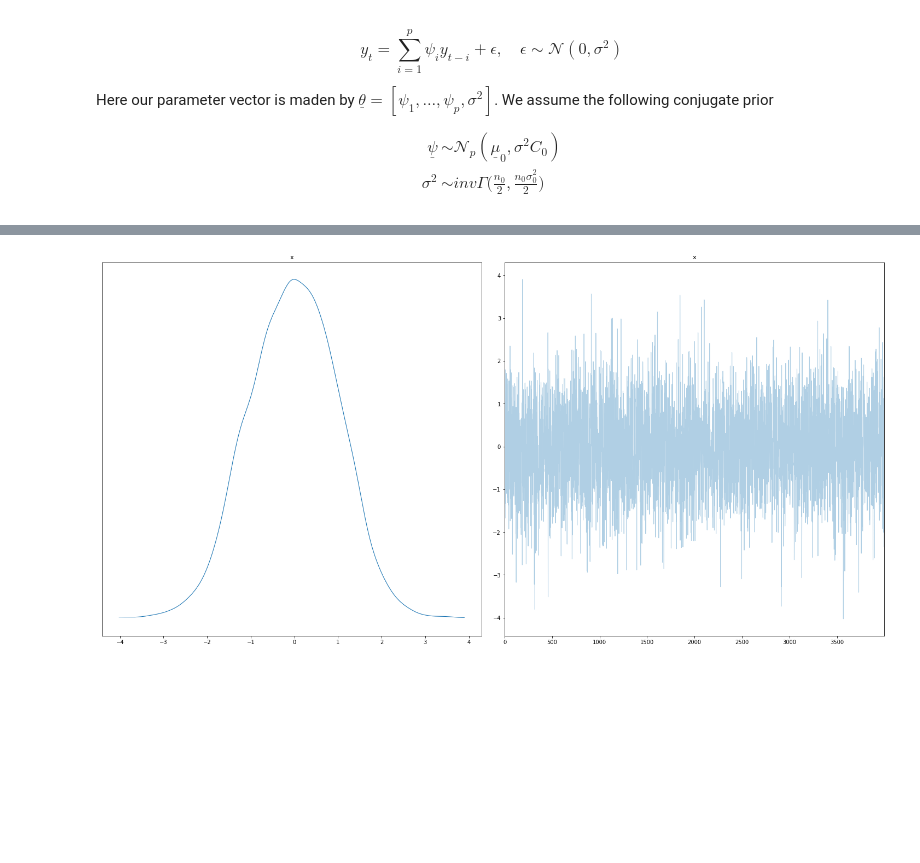
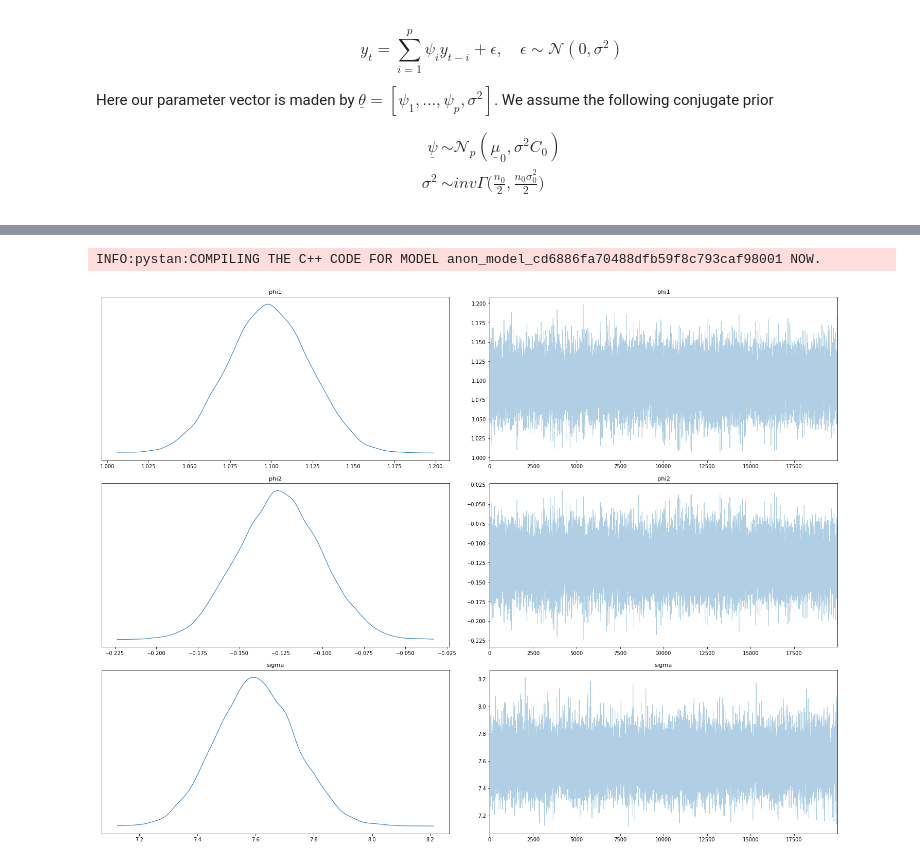
Before and after one commit to AlePalu/AirQualityForecasting, a Jupyter notebook: notebooks/ClassicalModels.ipynb, the cells around one changed output, grey strips where cells are left out. Drawn from its saved outputs; the diff is of its cells as text; code cells hidden in the pictures; blank space fills up the shorter version.

Commit message:
first AR(2) MCMC run with stan

```diff
--- a/notebooks/ClassicalModels.ipynb
+++ b/notebooks/ClassicalModels.ipynb
@@ -43,7 +59,39 @@ INFO:pystan:COMPILING THE C++ CODE FOR MODEL anon_model_7a6b2a705e2b4d964db0142c
+# %%
+# fit the model and run MCMC
+model_code = '''
+    data{
+        int<lower=0> N;
+        real y[N];
+    }
+    parameters {
+        real phi1;
+        real phi2;
+        real<lower=0> sigma;
+    }
+    model {
+        sigma ~ inv_gamma(2,100);
+        phi1  ~ normal(0,1);
+        phi2  ~ normal(0,1);
+
+        for (n in 3:N){
+            y[n] ~ normal(phi1 * y[n-1] + phi2 * y[n-2] , sigma);
+        }
+    }
+'''
+
+model = pystan.StanModel(model_code=model_code)
+# %% [output]
+INFO:pystan:COMPILING THE C++ CODE FOR MODEL anon_model_cd6886fa70488dfb59f8c793caf98001 NOW.
+# %%
+MCMCdata = {'N': len(data["pm2p5SPS"].index),
+            'y': data["pm2p5SPS"].values}
+
+y = model.sampling(data=MCMCdata, iter = 10000).extract()
 # %%
 # plot the results
-az.plot_trace(y)
-plt.gcf().set_size_inches(20, 10)
+plotDict = {k : y[k] for k in ['phi1', 'phi2', 'sigma']}
+az.plot_trace(plotDict)
+plt.gcf().set_size_inches(20, 15)
 plt.show()
 # %% [output]
-[figure, old version]
+[figure, new version]
```
Also changed, not shown: parts of 4 cells of this notebook.
